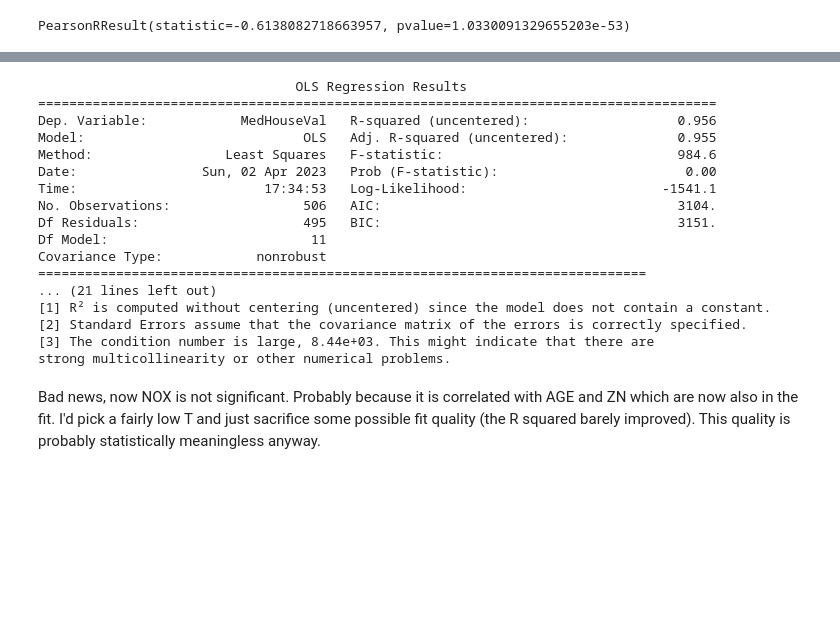
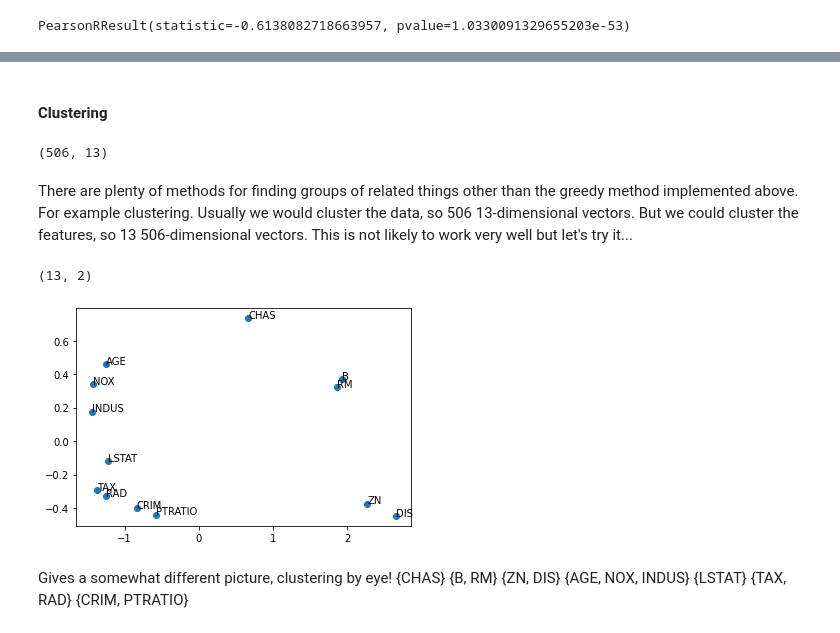
Before and after one commit to rudyarthur/ML-Notes, a Jupyter notebook: Multicollinearity.ipynb, the cells around one changed output, grey strips where cells are left out. Cells and saved outputs as stored; diff of their text form; code cells hidden in the pictures; blank space fills up the shorter version.

Commit message:
TSNE

```diff
--- a/Multicollinearity.ipynb
+++ b/Multicollinearity.ipynb
@@ -431,23 +416,36 @@ get_correlated_sets(X, T=0.7)
-# %%
-model = sm.OLS(y, X[ ['NOX', 'TAX', 'INDUS', 'CRIM', 'ZN', 'RM', 'CHAS', 'AGE', 'PTRATIO', 'B', 'LSTAT'] ]).fit()
-print( model.summary() )
-# %% [output]
-                                 OLS Regression Results
-=======================================================================================
-Dep. Variable:            MedHouseVal   R-squared (uncentered):                   0.956
-Model:                            OLS   Adj. R-squared (uncentered):              0.955
-Method:                 Least Squares   F-statistic:                              984.6
-Date:                Sun, 02 Apr 2023   Prob (F-statistic):                        0.00
-Time:                        17:34:53   Log-Likelihood:                         -1541.1
-No. Observations:                 506   AIC:                                      3104.
-Df Residuals:                     495   BIC:                                      3151.
-Df Model:                          11
-Covariance Type:            nonrobust
-==============================================================================
-... (21 lines left out)
-[1] R² is computed without centering (uncentered) since the model does not contain a constant.
-[2] Standard Errors assume that the covariance matrix of the errors is correctly specified.
-[3] The condition number is large, 8.44e+03. This might indicate that there are
-strong multicollinearity or other numerical problems.
-# %% [markdown]
-Bad news, now NOX is not significant. Probably because it is correlated with AGE and ZN which are now also in the fit. I'd pick a fairly low T and just sacrifice some possible fit quality (the R squared barely improved). This quality is probably statistically meaningless anyway.
+# %% [markdown]
+#### Clustering
+# %%
+X.shape
+# %% [output]
+(506, 13)
+# %% [markdown]
+There are plenty of methods for finding groups of related things other than the greedy method implemented above. For example clustering. Usually we would cluster the data, so 506 13-dimensional vectors. But we could cluster the features, so 13 506-dimensional vectors. This is not likely to work very well but let's try it...
+# %%
+from sklearn.manifold import TSNE
+warnings.filterwarnings('ignore') #update your scikit version Rudy
+
+np.random.seed(12345678)
+
+C = np.corrcoef(X.T)
+
+tsne = TSNE(n_components=2, init='pca', learning_rate='auto', perplexity=5, metric='precomputed')
+Y = pca.fit_transform( C )
+print(Y.shape)
+plt.scatter(Y[:,0], Y[:,1], zorder=0)
+for i,c in enumerate(X.columns):
+    plt.annotate(c, xy=Y[i,:] )
+
+plt.show()
+# %% [output]
+(13, 2)
+[figure, added]
+# %% [markdown]
+Gives a somewhat different picture, clustering by eye!
+{CHAS}
+{B, RM}
+{ZN, DIS}
+{AGE, NOX, INDUS}
+{LSTAT}
+{TAX, RAD}
+{CRIM, PTRATIO}
```
Also changed, not shown: parts of 18 cells of this notebook.
